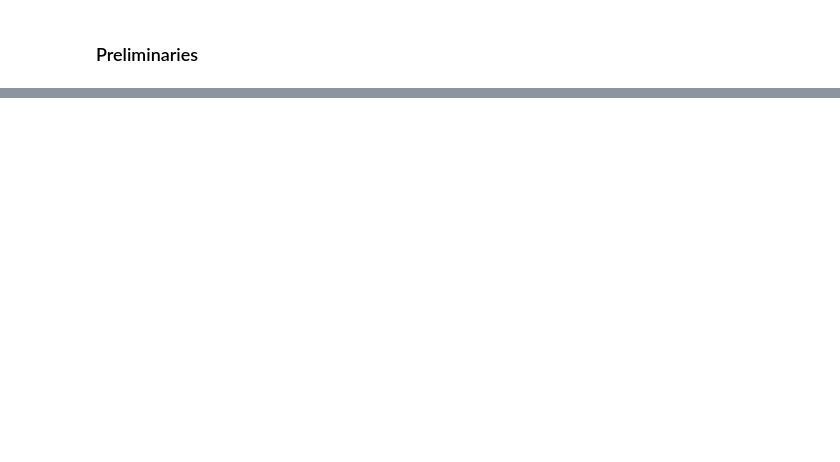
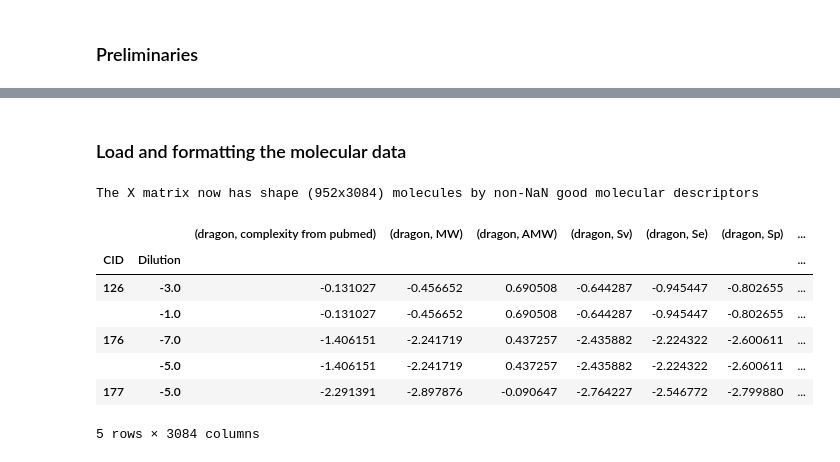
Before and after one commit to dream-olfaction/olfaction-prediction, a Jupyter notebook: opc_python/gerkin/challenge2.ipynb, the cells around one changed output, grey strips where cells are left out. Cells and saved outputs as stored; diff of their text form; code cells hidden in the pictures; blank space fills up the shorter version.

```diff
--- a/opc_python/gerkin/challenge2.ipynb
+++ b/opc_python/gerkin/challenge2.ipynb
@@ -392,0 +117,20 @@ loading.make_prediction_files(rfcs,X_testset_int,X_testset_other,'testset',2,wri
+# %% [markdown]
+### Load and formatting the molecular data
+# %%
+all_CID_dilutions = loading.get_CID_dilutions(['training','leaderboard','testset'])
+X_all = dream.make_X(molecular_data,all_CID_dilutions)[0]
+# %% [output]
+The X matrix now has shape (952x3084) molecules by non-NaN good molecular descriptors
+# %%
+training_CID_dilutions = loading.get_CID_dilutions('training')
+X_training = X_all.loc[training_CID_dilutions]
+X_training.head()
+# %% [output]
+|  |  | (dragon, complexity from pubmed) | (dragon, MW) | (dragon, AMW) | (dragon, Sv) | (dragon, Se) | (dragon, Sp) | ... |
+| CID | Dilution |  |  |  |  |  |  | ... |
+| 126 | -3.0 | -0.131027 | -0.456652 | 0.690508 | -0.644287 | -0.945447 | -0.802655 | ... |
+|  | -1.0 | -0.131027 | -0.456652 | 0.690508 | -0.644287 | -0.945447 | -0.802655 | ... |
+| 176 | -7.0 | -1.406151 | -2.241719 | 0.437257 | -2.435882 | -2.224322 | -2.600611 | ... |
+|  | -5.0 | -1.406151 | -2.241719 | 0.437257 | -2.435882 | -2.224322 | -2.600611 | ... |
+| 177 | -5.0 | -2.291391 | -2.897876 | -0.090647 | -2.764227 | -2.546772 | -2.799880 | ... |
+5 rows × 3084 columns
```
Also changed, not shown: parts of 53 cells of this notebook, 4 other files.
